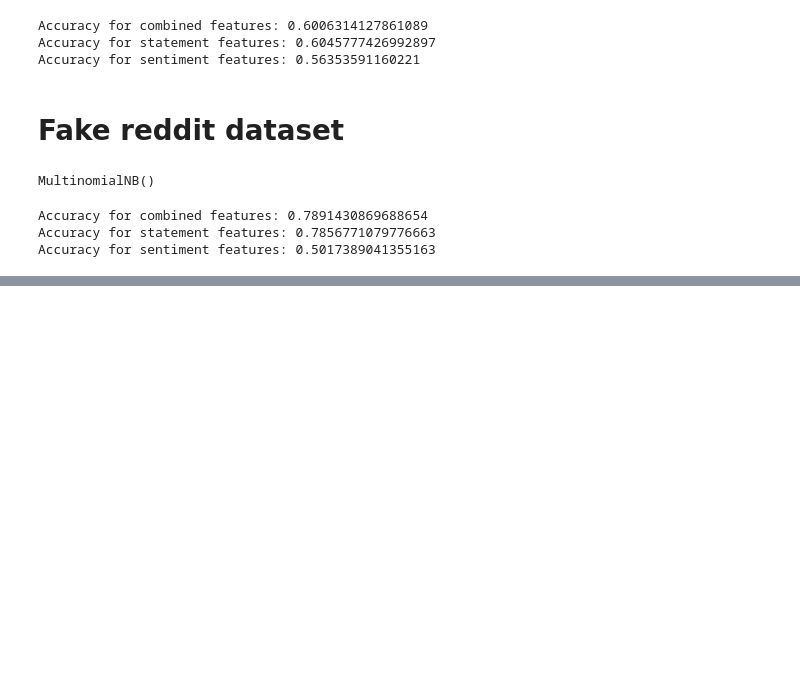
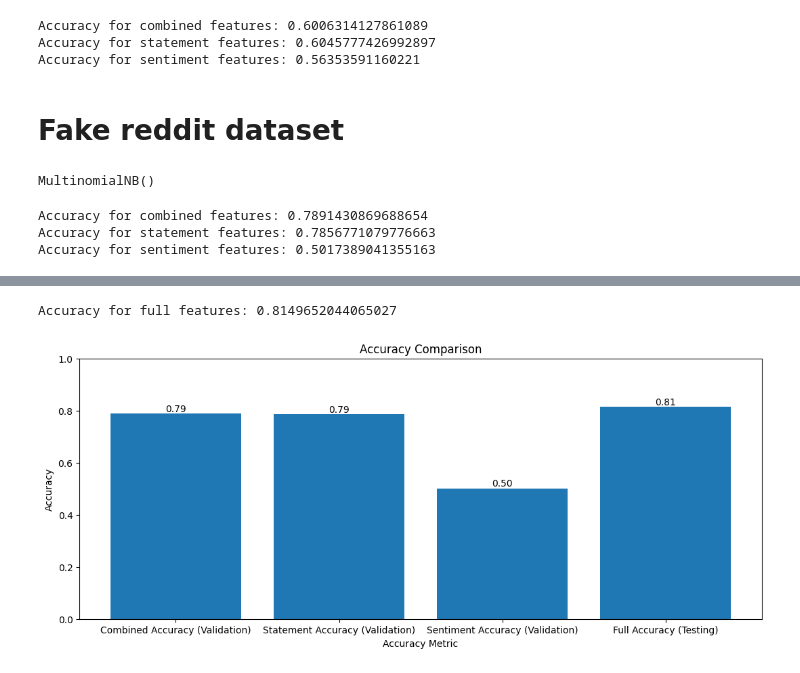
Before and after one commit to Rukun-Aaron/Fake-news-models, a Jupyter notebook: Naive_Bayes.ipynb, the cells around one changed output, grey strips where cells are left out. Saved outputs shown, nothing was run; the diff lists cells and outputs as text; code cells hidden in the pictures; blank space fills up the shorter version.

```diff
--- a/Naive_Bayes.ipynb
+++ b/Naive_Bayes.ipynb
@@ -204,0 +198,9 @@ Accuracy for sentiment features: 0.5017389041355163
+# %%
+fakeddit_full_data = pd.concat([fakeddit_train_data, fakeddit_valid_data], ignore_index=True)
+full_vectorizer = TfidfVectorizer()
+X_full_statement = full_vectorizer.fit_transform(fakeddit_full_data['clean_title'])
+X_full_sentiment = sparse.csr_matrix(fakeddit_full_data['sentiment'].values.reshape(-1, 1))
+X_full_features = sparse.hstack((X_full_statement, X_full_sentiment))
+# %%
+fakeddit_nb_full_model =  MultinomialNB()
+fakeddit_nb_full_model.fit(X_full_features, fakeddit_full_data['2_way_label'])
@@ -204,0 +224,25 @@ Accuracy for sentiment features: 0.5017389041355163
+# %%
+fakeddit_full_predictions = fakeddit_nb_full_model.predict(X_full_features)
+fakeddit_full_accuracy = accuracy_score(fakeddit_full_data['2_way_label'], fakeddit_full_predictions)
+print("Accuracy for full features:", fakeddit_full_accuracy)
+# %% [output]
+Accuracy for full features: 0.8149652044065027
+# %%
+from matplotlib import pyplot as plt
+
+accuracy_scores = {'Combined Accuracy (Validation)': combined_accuracy_fakeddit, 'Statement Accuracy (Validation)': statement_accuracy_fakeddit, 'Sentiment Accuracy (Validation)': sentiment_accuracy_fakeddit, 'Full Accuracy (Testing)': fakeddit_full_accuracy}
+
+plt.figure(figsize=(13, 5))
+bars  = plt.bar(accuracy_scores.keys(), accuracy_scores.values())
+plt.xlabel('Accuracy Metric')
+plt.ylabel('Accuracy')
+plt.title('Accuracy Comparison')
+plt.ylim(0, 1)
+for bar in bars:
+    height = bar.get_height()
+    plt.text(bar.get_x() + bar.get_width() / 2, height,
+             f'{height:.2f}', ha='center', va='bottom')
+
+plt.show()
+# %% [output]
+[figure, added]
```
Also changed, not shown: parts of 5 cells of this notebook, 3 other files.
